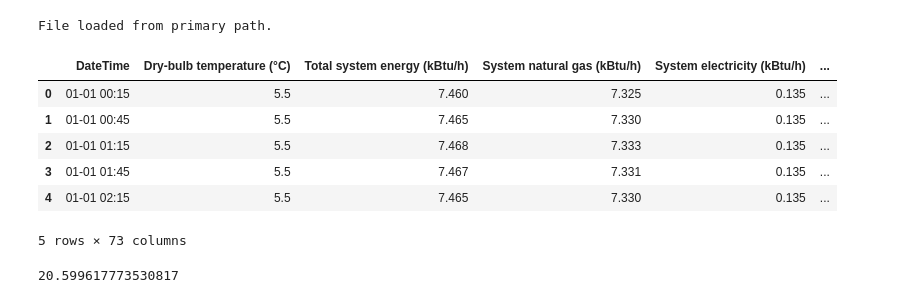
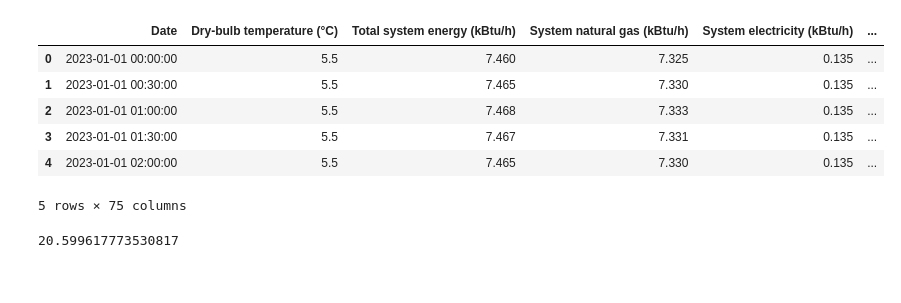
Before and after one commit to Qiuyi-Hong/SHEMS, a Jupyter notebook: analysisSHEMS_v3.ipynb, the cells around one changed output. Saved outputs shown, nothing was run; the diff lists cells and outputs as text; code cells hidden in the pictures.

```diff
--- a/analysisSHEMS_v3.ipynb
+++ b/analysisSHEMS_v3.ipynb
@@ -29,31 +30,14 @@ from datetime import datetime, timedelta
 %matplotlib inline
 import pyomo.environ as pyo
 from SHEMS_v3 import model
-# %%
-def load_csv(primary_path, secondary_path):
-    try:
-        data = pd.read_csv(primary_path)
-        print("File loaded from primary path.")
-    except FileNotFoundError:
-        print("Primary path not found. Trying secondary path...")
-        data = pd.read_csv(secondary_path)
-        print("File loaded from secondary path.")
-    return data
-
-# Usage
-primary_path = "./Simulation Results/simulation_results_concatenated.csv"
-secondary_path = "simulation_results_concatenated.csv"
-data = load_csv(primary_path, secondary_path)
-# %% [output]
-File loaded from primary path.
 # %%
-# data = pd.read_csv('./Simulation Results/simulation_results_concatenated.csv')
+data = pd.read_csv("simulation_results_completed.csv")
 data.head()
 # %% [output]
-|  | DateTime | Dry-bulb temperature (°C) | Total system energy (kBtu/h) | System natural gas (kBtu/h) | System electricity (kBtu/h) | ... |
-| 0 | 01-01 00:15 | 5.5 | 7.460 | 7.325 | 0.135 | ... |
-| 1 | 01-01 00:45 | 5.5 | 7.465 | 7.330 | 0.135 | ... |
-| 2 | 01-01 01:15 | 5.5 | 7.468 | 7.333 | 0.135 | ... |
-| 3 | 01-01 01:45 | 5.5 | 7.467 | 7.331 | 0.135 | ... |
-| 4 | 01-01 02:15 | 5.5 | 7.465 | 7.330 | 0.135 | ... |
+|  | Date | Dry-bulb temperature (°C) | Total system energy (kBtu/h) | System natural gas (kBtu/h) | System electricity (kBtu/h) | ... |
+| 0 | 2023-01-01 00:00:00 | 5.5 | 7.460 | 7.325 | 0.135 | ... |
+| 1 | 2023-01-01 00:30:00 | 5.5 | 7.465 | 7.330 | 0.135 | ... |
+| 2 | 2023-01-01 01:00:00 | 5.5 | 7.468 | 7.333 | 0.135 | ... |
+| 3 | 2023-01-01 01:30:00 | 5.5 | 7.467 | 7.331 | 0.135 | ... |
+| 4 | 2023-01-01 02:00:00 | 5.5 | 7.465 | 7.330 | 0.135 | ... |
-5 rows × 73 columns
+5 rows × 75 columns
```
Also changed, not shown: parts of 21 cells of this notebook, 35 other files.
